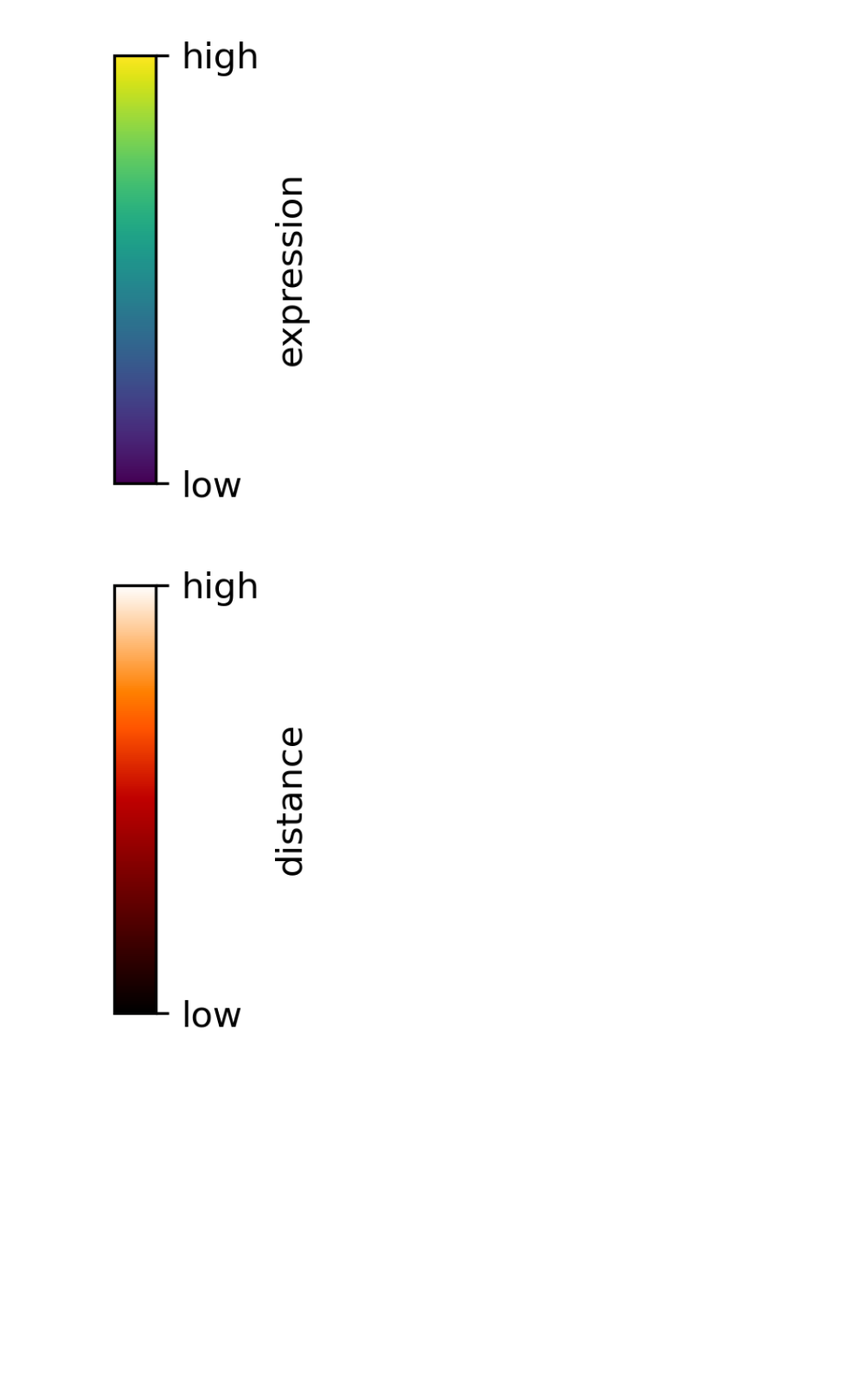
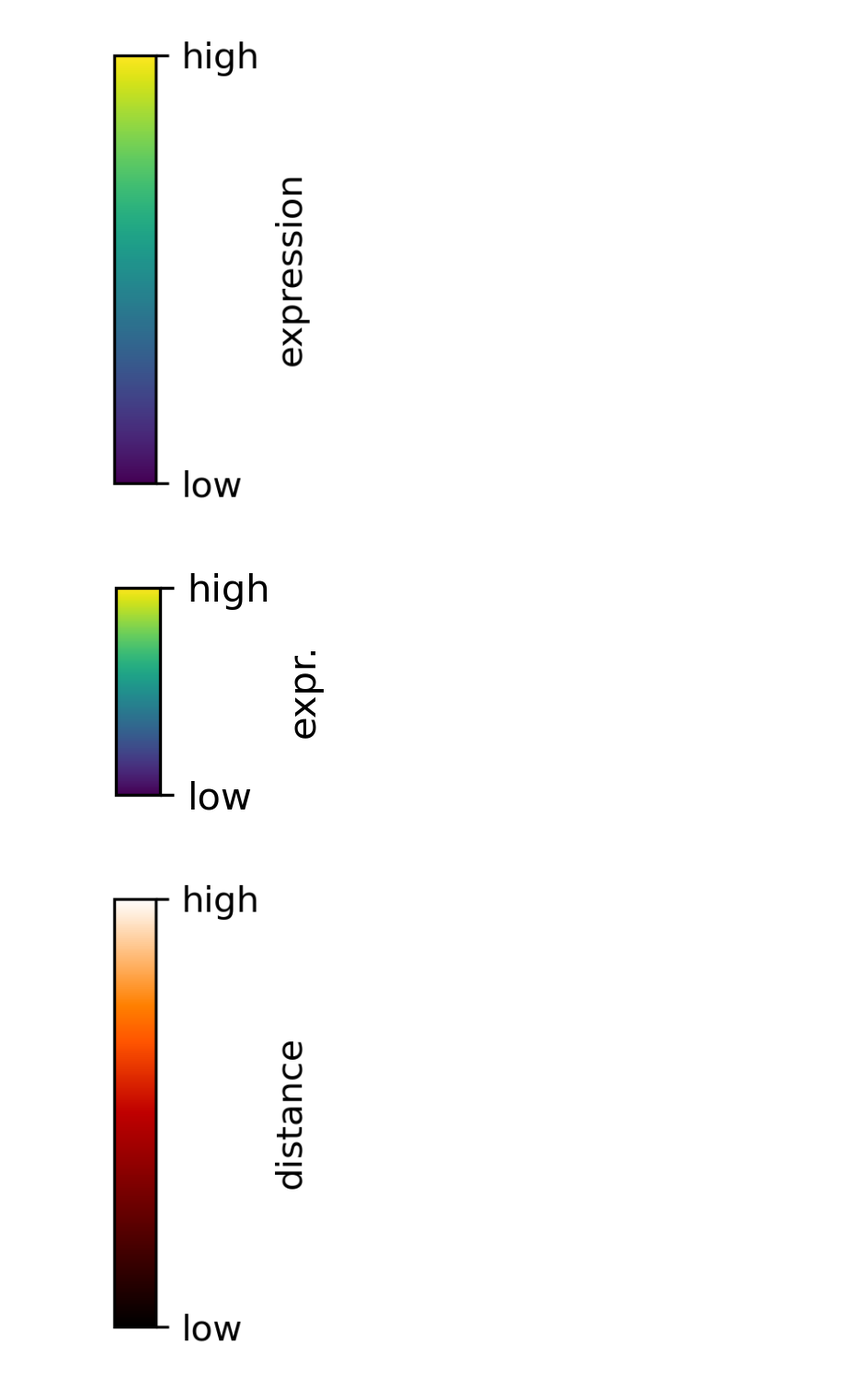
Before and after one commit to CooperStansbury/hematokytos, a Jupyter notebook: notebooks/make_colorbar.ipynb, the cells around one changed output. Shown: that part at 92% size. Drawn from its saved outputs; the diff is of its cells as text; code cells hidden in the pictures; blank space fills up the shorter version.

```diff
--- a/notebooks/make_colorbar.ipynb
+++ b/notebooks/make_colorbar.ipynb
@@ -53,6 +53,15 @@ make_colorbar(cmap, title='node centrality', tick_labels=['low',  'high'])
 make_colorbar('viridis', title='expression', tick_labels=['low',  'high'])
 # %% [output]
 [figure]
+# %%
+make_colorbar(
+    'viridis',
+    width=0.2,
+    height=1.25,
+    title='expr.',
+    tick_labels=['low',  'high'])
+# %% [output]
+[figure, added]
 # %%
 make_colorbar('gist_heat', title='distance', tick_labels=['low',  'high'])
 # %% [output]
```
Also changed, not shown: parts of 1 cell of this notebook, 4 other files.
